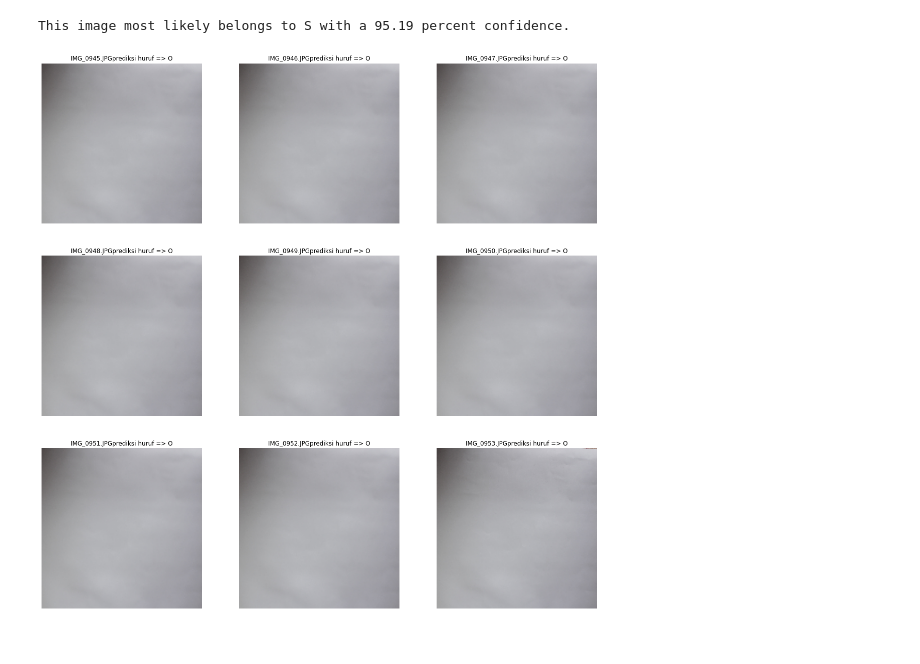
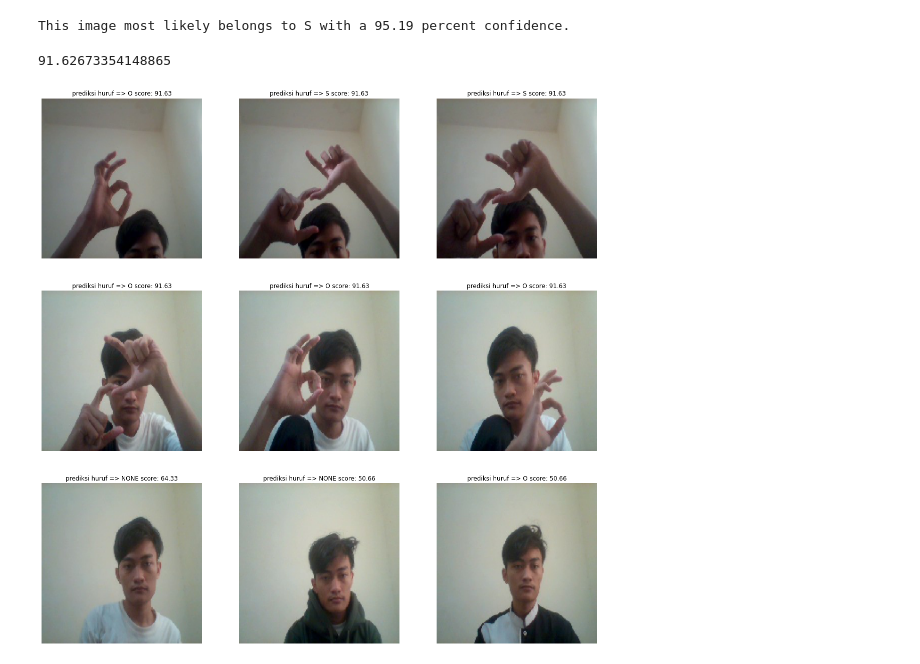
Before and after one commit to arifsoul/DIS-2, a Jupyter notebook: SOS-BISINDO.ipynb, the cells around one changed output. Saved outputs shown, nothing was run; the diff lists cells and outputs as text; code cells hidden in the pictures.

```diff
--- a/SOS-BISINDO.ipynb
+++ b/SOS-BISINDO.ipynb
@@ -433,6 +433,11 @@ print(
 )
 # %% [output]
 This image most likely belongs to S with a 95.19 percent confidence.
+# %%
+score = tf.nn.softmax(classes[0])
+100 * np.max(score)
+# %% [output]
+91.62673354148865
 # %%
 # Test image in folder 'test'
 
@@ -441,7 +446,7 @@ size_img = (img_height, img_width, 3)
 from keras.preprocessing import image
 import numpy as np
 import os
-directory = '/content/drive/MyDrive/Citra BISINDO/NOTHING'
+directory = '/content/drive/MyDrive/SOS/TEST'
 name_class = ['NONE', 'O', 'S']
 image_name = []
 images = []
@@ -455,34 +460,38 @@ for img in list_file[:count_img]:
     img = os.path.join(directory, img)
     img = image.load_img(img, target_size=(size_img))
     img_np = image.img_to_array(img)
     img = np.expand_dims(img_np, axis=0)
     images.append(img)
     collect_img.append(img_np)
 
 images = np.vstack(images)
 classes = model.predict(images)
 
 plt.figure(figsize=(20, 20))
 for i in range(len(list_file[:count_img][:count_img])):
     idX_class = classes[i]
     ax = plt.subplot(3, 3, i + 1)
 
     if np.argmax(idX_class) == 0:
+      score = tf.nn.softmax(idX_class)
       # print(i+1, image_name[i],'    ', name_class[0])
       plt.imshow(collect_img[i].astype("uint8"))
-      plt.title(image_name[i]+'prediksi huruf => '+name_class[0])
+      # plt.title(image_name[i]+'prediksi huruf => '+name_class[0]+' score: '+"{:.2f}".format(100 * np.max(score)))
+      plt.title('prediksi huruf => '+name_class[0]+' score: '+"{:.2f}".format(100 * np.max(score)))
       plt.axis("off")
 
     elif np.argmax(idX_class) == 1:
       # print(i+1, image_name[i],'    ', name_class[1])
       plt.imshow(collect_img[i].astype("uint8"))
-      plt.title(image_name[i]+'prediksi huruf => '+name_class[1])
+      # plt.title(image_name[i]+'prediksi huruf => '+name_class[1]+' score: '+"{:.2f}".format(100 * np.max(score)))
+      plt.title('prediksi huruf => '+name_class[1]+' score: '+"{:.2f}".format(100 * np.max(score)))
       plt.axis("off")
 
     elif np.argmax(idX_class) == 2:
       # print(i+1, image_name[i],'    ', name_class[2])
       plt.imshow(collect_img[i].astype("uint8"))
-      plt.title(image_name[i]+'prediksi huruf => '+name_class[2])
+      # plt.title(image_name[i]+'prediksi huruf => '+name_class[2]+' score: '+"{:.2f}".format(100 * np.max(score)))
+      plt.title('prediksi huruf => '+name_class[2]+' score: '+"{:.2f}".format(100 * np.max(score)))
       plt.axis("off")
 # %% [output]
-[figure, old version]
+[figure, new version]
```
